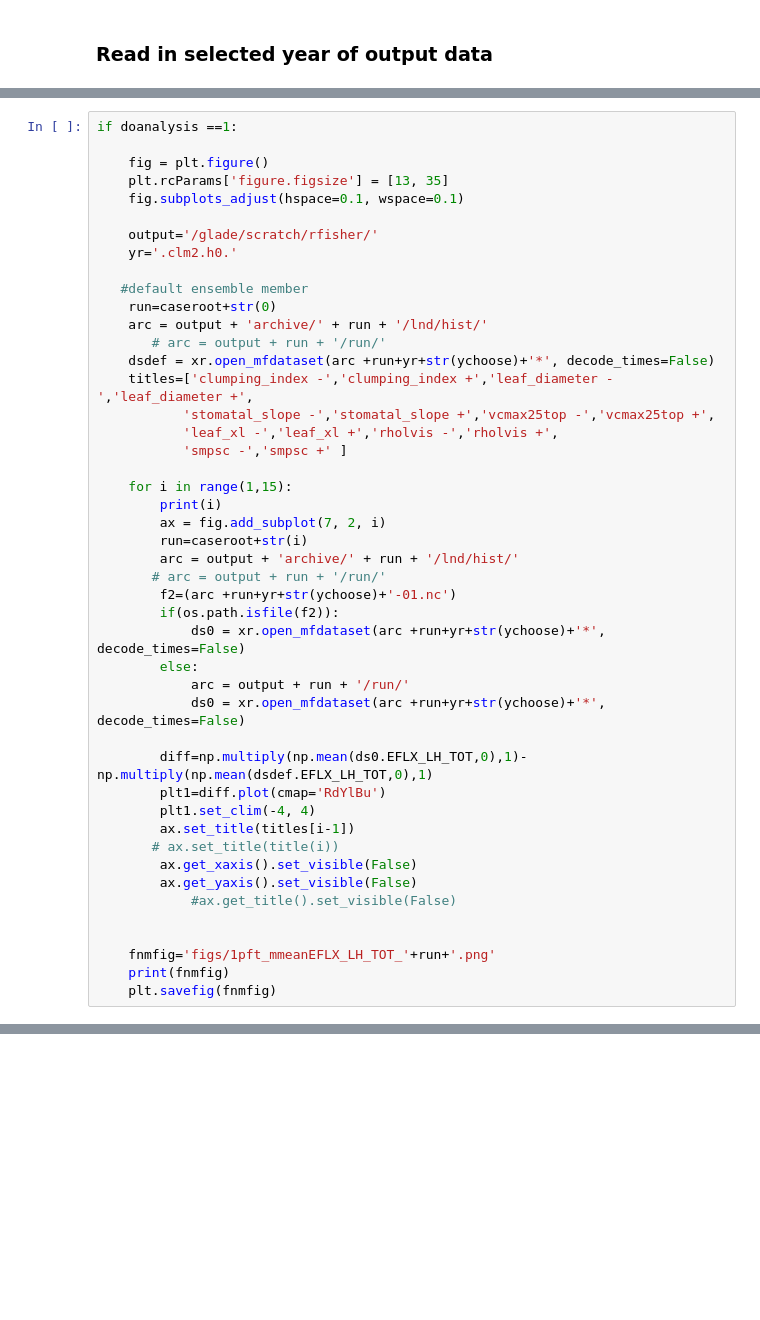
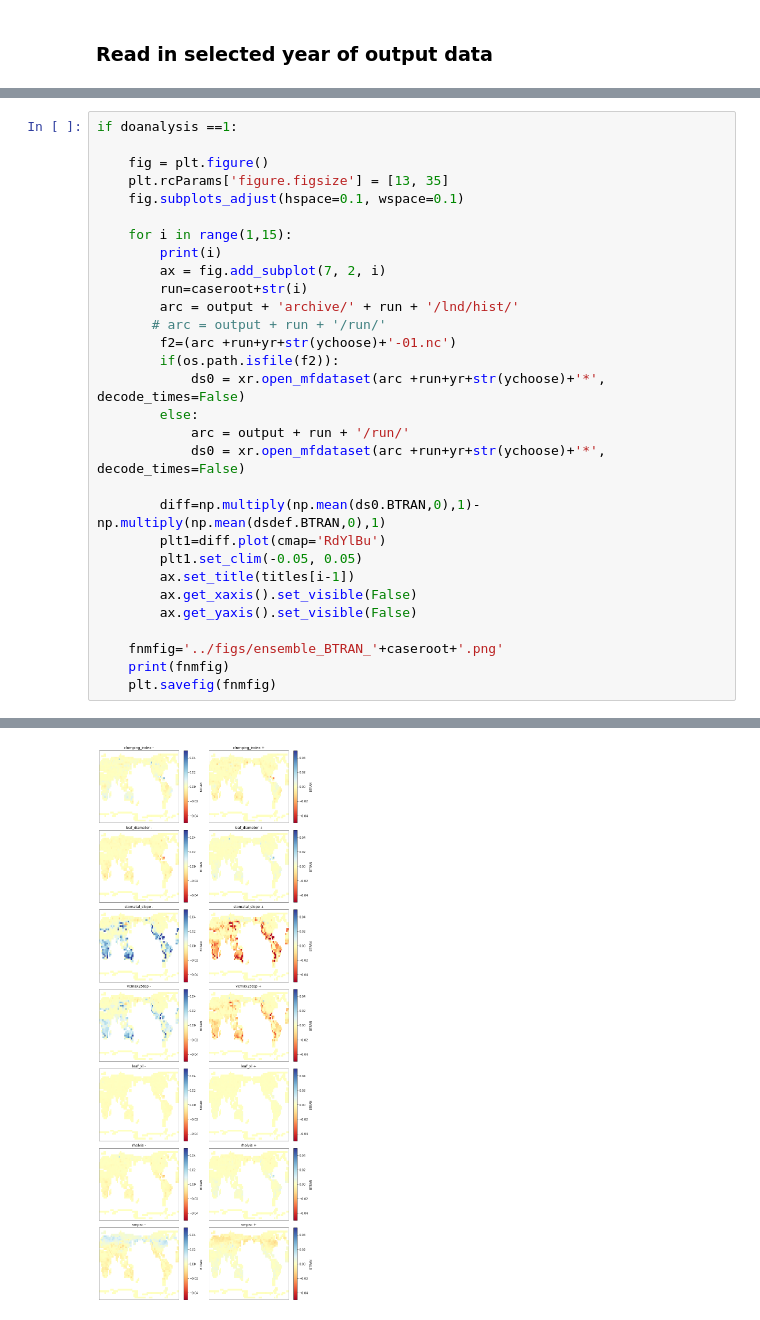
Before and after one commit to rosiealice/fates_sp_ensembles, a Jupyter notebook: ensemble_script.ipynb, the cells around one changed output, grey strips where cells are left out. Drawn from its saved outputs; the diff is of its cells as text; blank space fills up the shorter version.

```diff
--- a/ensemble_script.ipynb
+++ b/ensemble_script.ipynb
@@ -522,19 +626,6 @@ if doanalysis ==1:
     fig = plt.figure()
     plt.rcParams['figure.figsize'] = [13, 35]
     fig.subplots_adjust(hspace=0.1, wspace=0.1)
-
-    output='/glade/scratch/rfisher/'
-    yr='.clm2.h0.'
-
-   #default ensemble member
-    run=caseroot+str(0)
-    arc = output + 'archive/' + run + '/lnd/hist/'
-       # arc = output + run + '/run/'
-    dsdef = xr.open_mfdataset(arc +run+yr+str(ychoose)+'*', decode_times=False)
-    titles=['clumping_index -','clumping_index +','leaf_diameter -','leaf_diameter +',
-           'stomatal_slope -','stomatal_slope +','vcmax25top -','vcmax25top +',
-           'leaf_xl -','leaf_xl +','rholvis -','rholvis +',
-           'smpsc -','smpsc +' ]
 
     for i in range(1,15):
         print(i)
@@ -549,16 +640,14 @@ if doanalysis ==1:
             arc = output + run + '/run/'
             ds0 = xr.open_mfdataset(arc +run+yr+str(ychoose)+'*', decode_times=False)
 
-        diff=np.multiply(np.mean(ds0.EFLX_LH_TOT,0),1)-np.multiply(np.mean(dsdef.EFLX_LH_TOT,0),1)
+        diff=np.multiply(np.mean(ds0.BTRAN,0),1)-np.multiply(np.mean(dsdef.BTRAN,0),1)
         plt1=diff.plot(cmap='RdYlBu')
-        plt1.set_clim(-4, 4)
+        plt1.set_clim(-0.05, 0.05)
         ax.set_title(titles[i-1])
-       # ax.set_title(title(i))
         ax.get_xaxis().set_visible(False)
         ax.get_yaxis().set_visible(False)
-            #ax.get_title().set_visible(False)
 
-
-    fnmfig='figs/1pft_mmeanEFLX_LH_TOT_'+run+'.png'
+    fnmfig='../figs/ensemble_BTRAN_'+caseroot+'.png'
     print(fnmfig)
     plt.savefig(fnmfig)
+# %% [output]
@@ -565,3 +669,4 @@ if doanalysis ==1:
+[figure, added]
 # %%
 if doanalysis ==1:
 
```
Also changed, not shown: parts of 22 cells of this notebook.
